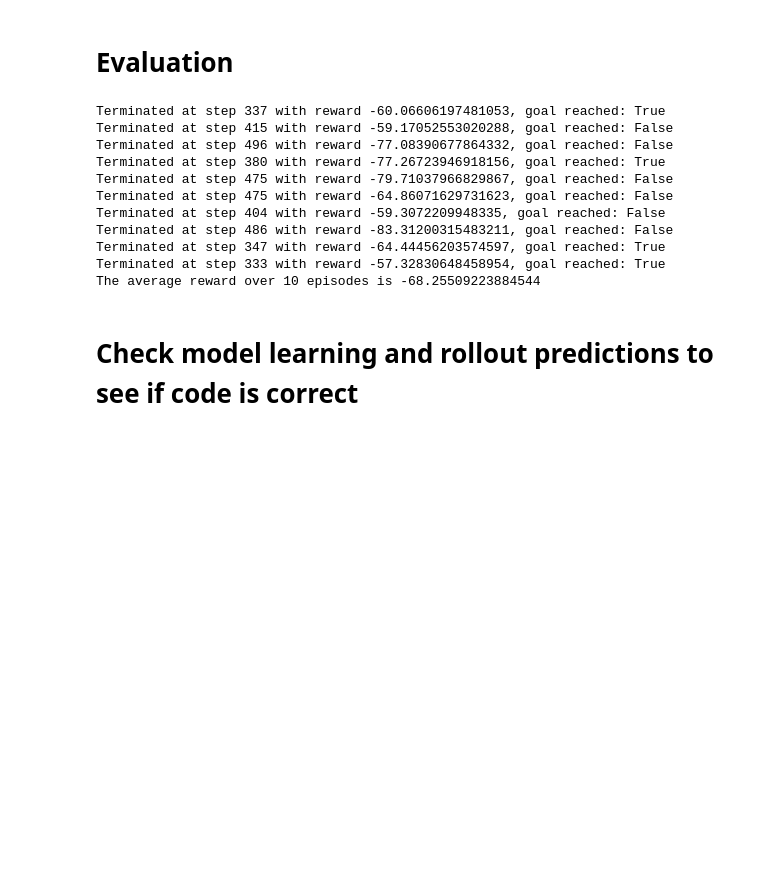
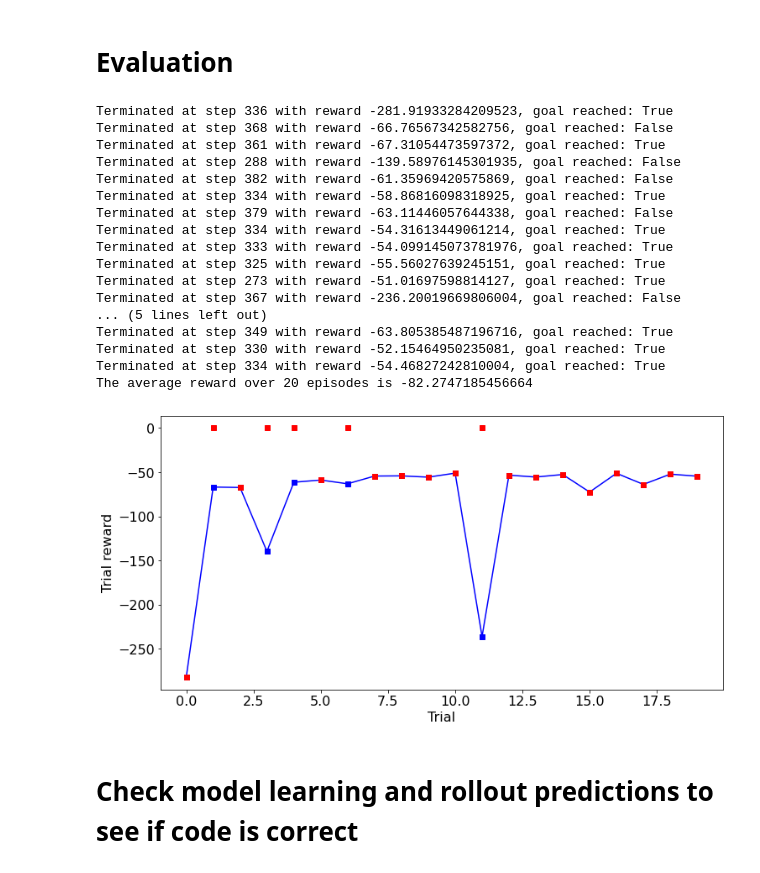
Before and after one commit to maxyang27896/mbrl-lib, a Jupyter notebook: notebooks/object_pushing_pets_example.ipynb, the cells around one changed output. Saved outputs shown, nothing was run; the diff lists cells and outputs as text; code cells hidden in the pictures; blank space fills up the shorter version.

```diff
--- a/notebooks/object_pushing_pets_example.ipynb
+++ b/notebooks/object_pushing_pets_example.ipynb
@@ -1048,9 +1055,12 @@ fig.savefig(os.path.join(work_dir, "output.png"))
 # %%
 def plot_and_save_push_plots(df, trials, directory):
+    loss_contact = False
     for trial in range(trials):
         fig_xy, ax = plt.subplots(figsize=(12, 6))
         ax.plot(df.query("trial==@trial")["tcp_x"], df.query("trial==@trial")["tcp_y"], "bs", label='tcp psosition')
+        ax.plot(df.query("trial==@trial").query("contact==@loss_contact")["tcp_x"], df.query("trial==@trial").query("contact==@loss_contact")["tcp_y"], "g+", markersize=20)
         ax.plot(df.query("trial==@trial")["contact_x"], df.query("trial==@trial")["contact_y"], "rs", label='contact psosition')
+        ax.plot(df.query("trial==@trial").query("contact==@loss_contact")["contact_x"], df.query("trial==@trial").query("contact==@loss_contact")["contact_y"], "gx", markersize=20)
         ax.plot(df.query("trial==@trial")["goal_x"].iloc[0], df.query("trial==@trial")["goal_y"].iloc[0], "x", markersize=20, markeredgecolor="black", label="goal position")
         ax.set_xlabel("x workframe")
         ax.set_ylabel("y workframe")
@@ -1062,13 +1072,17 @@ def plot_and_save_push_plots(df, trials, directory):
 
         fig_time_xy, axs = plt.subplots(1, 2, figsize=(14, 3.75), gridspec_kw={"width_ratios": [1, 1]})
         axs[0].plot(df.query("trial==@trial")["time_steps"], df.query("trial==@trial")["tcp_x"] - df.query("trial==@trial")["goal_x"], "bs", label='tcp from goal')
+        axs[0].plot(df.query("trial==@trial").query("contact==@loss_contact")["time_steps"], df.query("trial==@trial").query("contact==@loss_contact")["tcp_x"] - df.query("trial==@trial").query("contact==@loss_contact")["goal_x"], "g+", markersize=20)
         axs[0].plot(df.query("trial==@trial")["time_steps"], df.query("trial==@trial")["contact_x"] - df.query("trial==@trial")["goal_x"], "rs", label='contact from goal')
+        axs[0].plot(df.query("trial==@trial").query("contact==@loss_contact")["time_steps"], df.query("trial==@trial").query("contact==@loss_contact")["contact_x"]- df.query("trial==@trial").query("contact==@loss_contact")["goal_x"], "gx", markersize=20)
         axs[0].set_xlabel("Time steps (s)")
         axs[0].set_ylabel("x axis workframe")
         axs[0].set_ylim([-0.3, 0.1])
         axs[0].legend()
         axs[1].plot(df.query("trial==@trial")["time_steps"], df.query("trial==@trial")["tcp_y"] - df.query("trial==@trial")["goal_y"], "bs", label='tcp')
+        axs[1].plot(df.query("trial==@trial").query("contact==@loss_contact")["time_steps"], df.query("trial==@trial").query("contact==@loss_contact")["tcp_y"] - df.query("trial==@trial").query("contact==@loss_contact")["goal_y"], "g+", markersize=20)
         axs[1].plot(df.query("trial==@trial")["time_steps"], df.query("trial==@trial")["contact_y"] - df.query("trial==@trial")["goal_y"], "rs", label='contact from goal')
+        axs[1].plot(df.query("trial==@trial").query("contact==@loss_contact")["time_steps"], df.query("trial==@trial").query("contact==@loss_contact")["contact_y"] - df.query("trial==@trial").query("contact==@loss_contact")["goal_y"], "gx", markersize=20)
         axs[1].set_xlabel("Time steps (s)")
         axs[1].set_ylabel("y axis workframe")
         axs[1].set_ylim([-0.2, 0.2])
@@ -1078,7 +1092,7 @@ def plot_and_save_push_plots(df, trials, directory):
 
 # Save data
 training_result = np.array(training_result)
-data_columns = ['trial','trial_steps', 'time_steps', 'tcp_x','tcp_y','tcp_z','contact_x', 'contact_y', 'contact_z', 'goal_x', 'goal_y', 'goal_z', 'rewards', 'dones']
+data_columns = ['trial','trial_steps', 'time_steps', 'tcp_x','tcp_y','tcp_z','contact_x', 'contact_y', 'contact_z', 'goal_x', 'goal_y', 'goal_z', 'rewards', 'contact', 'dones']
 df_training = pd.DataFrame(training_result, columns = data_columns)
 pd.DataFrame(training_result).to_csv(os.path.join(work_dir, "training_results.csv"))
 
@@ -1086,15 +1100,26 @@ pd.DataFrame(training_result).to_csv(os.path.join(work_dir, "training_results.cs
 training_result_directory = os.path.join(work_dir, "training_result")
 if not os.path.exists(training_result_directory):
     os.mkdir(training_result_directory)
+else:
+    for filename in os.listdir(training_result_directory):
+        file_path = os.path.join(training_result_directory, filename)
+        try:
+            if os.path.isfile(file_path) or os.path.islink(file_path):
+                os.unlink(file_path)
+            elif os.path.isdir(file_path):
+                shutil.rmtree(file_path)
+        except Exception as e:
+            print('Failed to delete %s. Reason: %s' % (file_path, e))
 
 plot_and_save_push_plots(df_training, num_trials, training_result_directory)
 # %% [markdown]
 # Evaluation
 # %%
 # Main PETS loop
-num_test_trials = 10
+num_test_trials = 20
 all_rewards = []
 evaluation_result = []
+goal_reached = []
 plan_time = 0.0
 train_time = 0.0
 save_vid = True
@@ -1128,6 +1153,7 @@ for trial in range(num_test_trials):
                                         obs[7:10] + env.goal_pos_workframe,
                                         env.goal_pos_workframe,
                                         trial_reward,
+                                        False,
                                         done]))
 
     while not done:
@@ -1155,6 +1181,7 @@ for trial in range(num_test_trials):
                                             obs[7:10] + env.goal_pos_workframe,
                                             env.goal_pos_workframe,
                                             trial_reward,
+                                            info["tip_in_contact"],
                                             done]))
 
          # use record_every_n_frames to reduce size sometimes
@@ -1163,44 +1190,74 @@ for trial in range(num_test_trials):
             # warning to enable rendering
             if render_img is None:
                 sys.exit('Must be rendering to save video')
 
             render_img = cv2.cvtColor(render_img, cv2.COLOR_BGR2RGB)
             out.write(render_img)
 
         if steps_trial == trial_length:
             break
 
     print("Terminated at step {} with reward {}, goal reached: {}".format(steps_trial, trial_reward, env.single_goal_reached))
     all_rewards.append(trial_reward)
 
+    # save goal reached data during training
+    if env.single_goal_reached:
+        goal_reached.append(trial_reward)
+    else:
+        goal_reached.append(0)
+
 if save_vid:
     out.release()
 
 print("The average reward over {} episodes is {}".format(num_test_trials, np.mean(all_rewards)))
 
 # Save data
 evaluation_result = np.array(evaluation_result)
 df_evaluation = pd.DataFrame(evaluation_result, columns = data_columns)
 pd.DataFrame(evaluation_result).to_csv(os.path.join(work_dir, "evaluation_results.csv"))
 
 # plot evaluation results
 evaluation_result_directory = os.path.join(work_dir, "evaluation_result")
 if not os.path.exists(evaluation_result_directory):
     os.mkdir(evaluation_result_directory)
+else:
+    for filename in os.listdir(evaluation_result_directory):
+        file_path = os.path.join(evaluation_result_directory, filename)
+        try:
+            if os.path.isfile(file_path) or os.path.islink(file_path):
+                os.unlink(file_path)
+            elif os.path.isdir(file_path):
+                shutil.rmtree(file_path)
+        except Exception as e:
+            print('Failed to delete %s. Reason: %s' % (file_path, e))
 
 plot_and_save_push_plots(df_evaluation, num_test_trials, evaluation_result_directory)
+
+# Plot evaluation results
+fig, ax = plt.subplots(figsize=(12, 6))
+ax.plot(all_rewards, 'bs-', goal_reached, 'rs')
+ax.set_xlabel("Trial")
+ax.set_ylabel("Trial reward")
+fig.savefig(os.path.join(work_dir, "evaluation_output.png"))
 # %% [output]
-Terminated at step 337 with reward -60.06606197481053, goal reached: True
-Terminated at step 415 with reward -59.17052553020288, goal reached: False
-Terminated at step 496 with reward -77.08390677864332, goal reached: False
-Terminated at step 380 with reward -77.26723946918156, goal reached: True
-Terminated at step 475 with reward -79.71037966829867, goal reached: False
-Terminated at step 475 with reward -64.86071629731623, goal reached: False
-Terminated at step 404 with reward -59.3072209948335, goal reached: False
-Terminated at step 486 with reward -83.31200315483211, goal reached: False
-Terminated at step 347 with reward -64.44456203574597, goal reached: True
-Terminated at step 333 with reward -57.32830648458954, goal reached: True
-The average reward over 10 episodes is -68.25509223884544
+Terminated at step 336 with reward -281.91933284209523, goal reached: True
+Terminated at step 368 with reward -66.76567342582756, goal reached: False
+Terminated at step 361 with reward -67.31054473597372, goal reached: True
+Terminated at step 288 with reward -139.58976145301935, goal reached: False
+Terminated at step 382 with reward -61.35969420575869, goal reached: False
+Terminated at step 334 with reward -58.86816098318925, goal reached: True
+Terminated at step 379 with reward -63.11446057644338, goal reached: False
+Terminated at step 334 with reward -54.31613449061214, goal reached: True
+Terminated at step 333 with reward -54.099145073781976, goal reached: True
+Terminated at step 325 with reward -55.56027639245151, goal reached: True
+Terminated at step 273 with reward -51.01697598814127, goal reached: True
+Terminated at step 367 with reward -236.20019669806004, goal reached: False
+... (5 lines left out)
+Terminated at step 349 with reward -63.805385487196716, goal reached: True
+Terminated at step 330 with reward -52.15464950235081, goal reached: True
+Terminated at step 334 with reward -54.46827242810004, goal reached: True
+The average reward over 20 episodes is -82.2747185456664
+[figure, added]
 # %% [markdown]
 # Check model learning and rollout predictions to see if code is correct
 # %%
```
Also changed, not shown: parts of 12 cells of this notebook, 4 other files.
